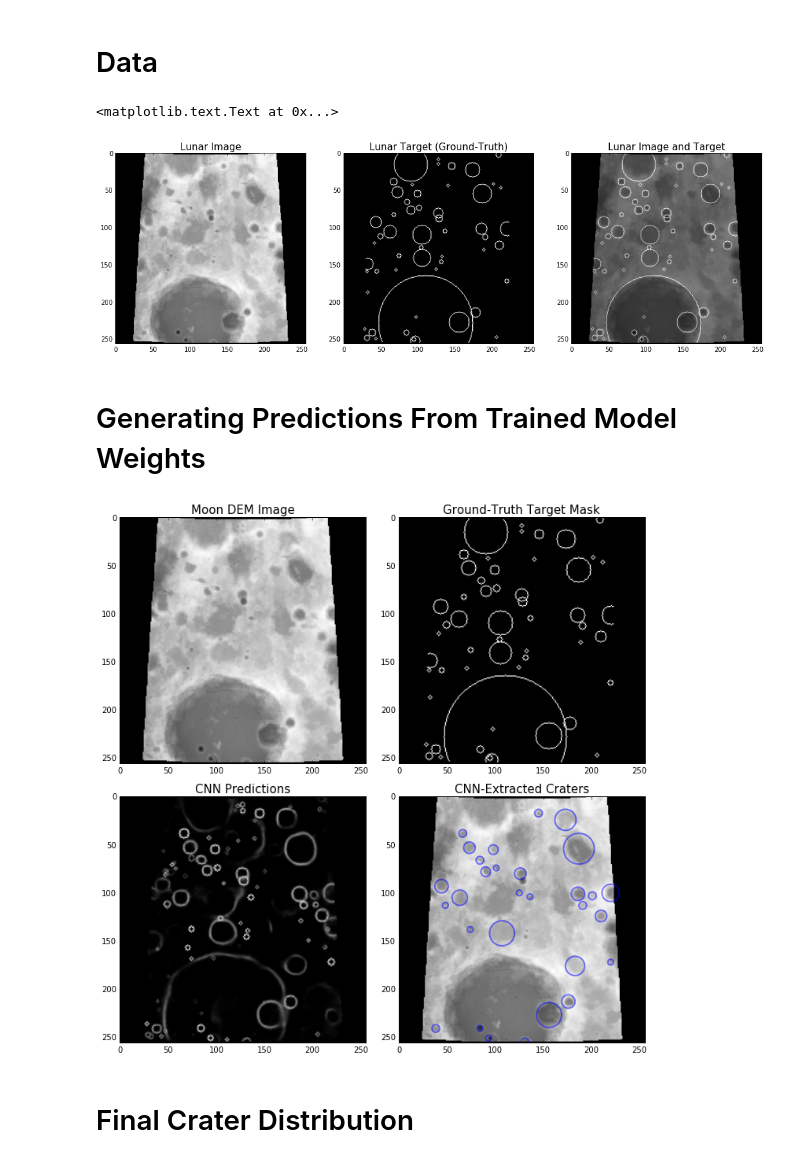
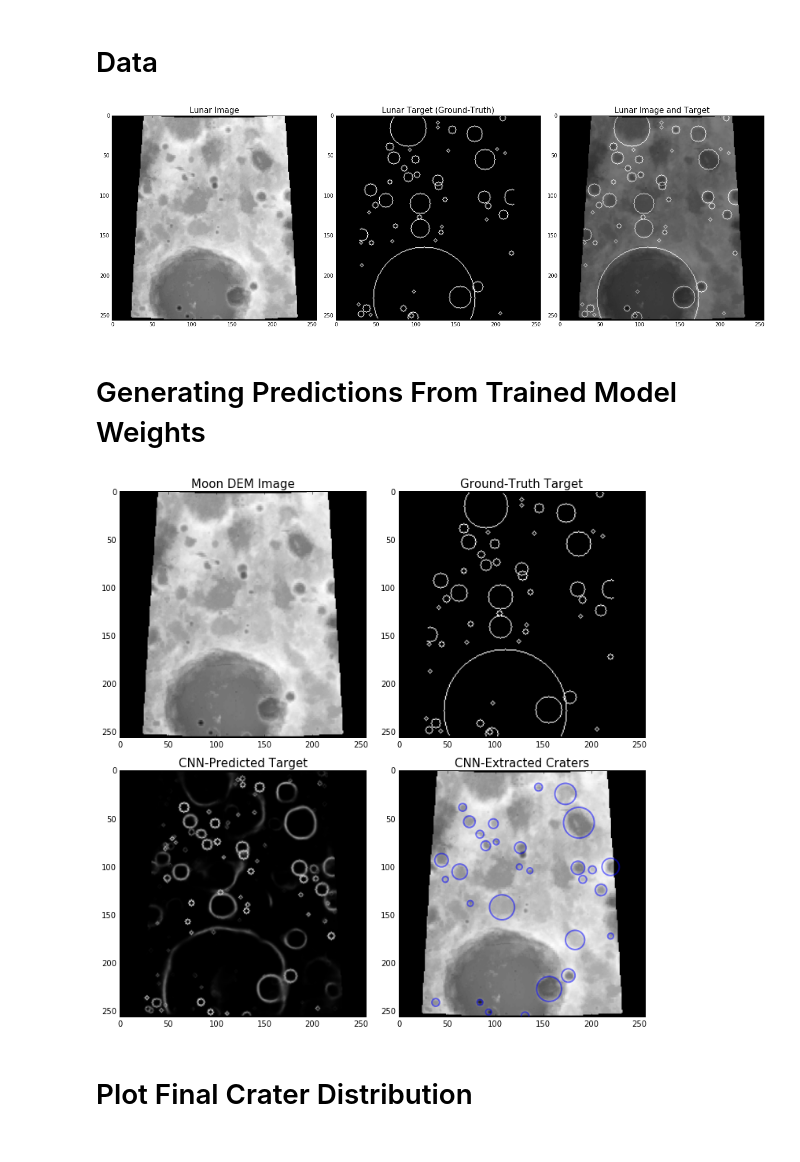
Before and after one commit to silburt/DeepMoon, a Jupyter notebook: Insight.ipynb, the cells around one changed output. Drawn from its saved outputs; the diff is of its cells as text; code cells hidden in the pictures.

```diff
--- a/Insight.ipynb
+++ b/Insight.ipynb
@@ -30,22 +28,22 @@ proc.preprocess(Data)
 # %%
 # image number
 i=0
 
 # plot
 img = Data['test'][0][i].reshape(256, 256)
 target = Data['test'][1][i]
 
 f, (ax1, ax2, ax3) = plt.subplots(1,3, figsize=[18, 6])
 ax1.imshow(img, origin='upper', cmap='Greys_r')
 ax2.imshow(target, origin='upper', cmap='Greys_r')
 ax3.imshow(img, origin='upper', cmap='Greys_r')
 ax3.imshow(target, origin='upper', cmap='Greys_r', alpha=0.5)
 ax1.set_title("Lunar Image", fontsize=15)
 ax2.set_title("Lunar Target (Ground-Truth)", fontsize=15)
 ax3.set_title("Lunar Image and Target", fontsize=15)
+plt.tight_layout()
 # %% [output]
-<matplotlib.text.Text at 0x...>
-[figure, old version]
+[figure, new version]
 # %% [markdown]
 # Generating Predictions From Trained Model Weights
 # %%
@@ -71,11 +69,11 @@ for x, y, r in extracted_rings:
     circle = plt.Circle((x, y), r, color='blue', fill=False, linewidth=2, alpha=0.5)
     ax4.add_artist(circle)
 ax1.set_title('Moon DEM Image', fontsize=15)
-ax2.set_title('Ground-Truth Target Mask', fontsize=15)
-ax3.set_title('CNN Predictions', fontsize=15)
+ax2.set_title('Ground-Truth Target', fontsize=15)
+ax3.set_title('CNN-Predicted Target', fontsize=15)
 ax4.set_title('CNN-Extracted Craters', fontsize=15)
 plt.tight_layout()
 # %% [output]
-[figure, old version]
+[figure, new version]
 # %% [markdown]
-# Final Crater Distribution
+# Plot Final Crater Distribution
```
Also changed, not shown: parts of 7 cells of this notebook, 2 other files.
